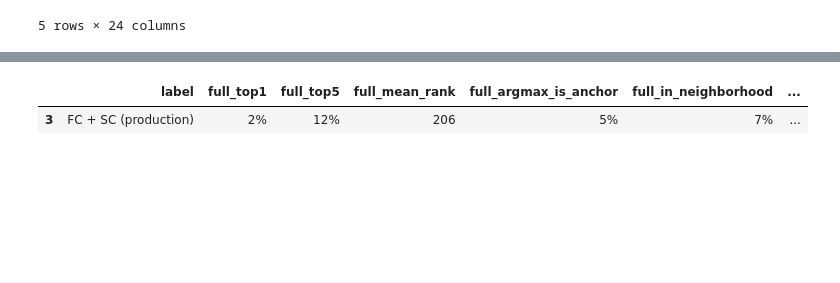
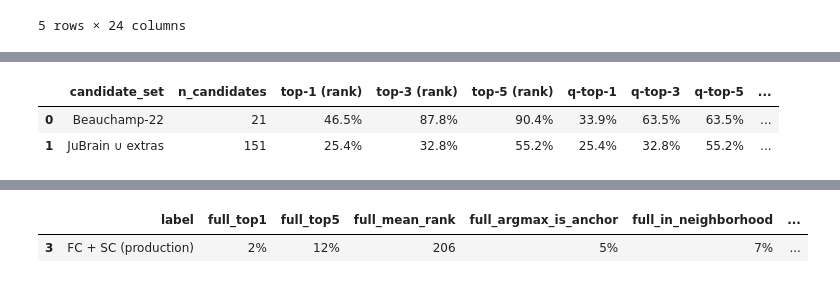
Before and after one commit to peach-lucien/otter, a Jupyter notebook: notebooks/02_explore_results.ipynb, the cells around one changed output, grey strips where cells are left out. Saved outputs shown, nothing was run; the diff lists cells and outputs as text; code cells hidden in the pictures; blank space fills up the shorter version.

```diff
--- a/notebooks/02_explore_results.ipynb
+++ b/notebooks/02_explore_results.ipynb
@@ -42,0 +118,29 @@ wide_df.head()
+# %%
+# Aggregate side-by-side
+rows = []
+for label, res in [('Beauchamp-22', res_b22), ('JuBrain ∪ extras', res_jub)]:
+    if res is None: continue
+    agg = res['aggregate']
+    rows.append({
+        'candidate_set': label,
+        'n_candidates': res['n_candidates'],
+        'top-1 (rank)':       agg['top_k']['1'],
+        'top-3 (rank)':       agg['top_k']['3'],
+        'top-5 (rank)':       agg['top_k']['5'],
+        'q-top-1':            agg['qualified_top_k']['1'],
+        'q-top-3':            agg['qualified_top_k']['3'],
+        'q-top-5':            agg['qualified_top_k']['5'],
+        'mean rank':          agg['mean_rank'],
+        'mean fold':          agg['mean_fold_enrichment'],
+        'coverage':           agg['mean_total_mass_in_candidates'],
+    })
+agg_df = pd.DataFrame(rows)
+agg_df.style.format({
+    'top-1 (rank)': '{:.1%}', 'top-3 (rank)': '{:.1%}', 'top-5 (rank)': '{:.1%}',
+    'q-top-1': '{:.1%}', 'q-top-3': '{:.1%}', 'q-top-5': '{:.1%}',
+    'mean rank': '{:.2f}', 'mean fold': '{:.1f}x', 'coverage': '{:.1%}',
+})
+# %% [output]
+|  | candidate_set | n_candidates | top-1 (rank) | top-3 (rank) | top-5 (rank) | q-top-1 | q-top-3 | q-top-5 | ... |
+| 0 | Beauchamp-22 | 21 | 46.5% | 87.8% | 90.4% | 33.9% | 63.5% | 63.5% | ... |
+| 1 | JuBrain ∪ extras | 151 | 25.4% | 32.8% | 55.2% | 25.4% | 32.8% | 55.2% | ... |
```
Also changed, not shown: parts of 22 cells of this notebook, 13 other files.
